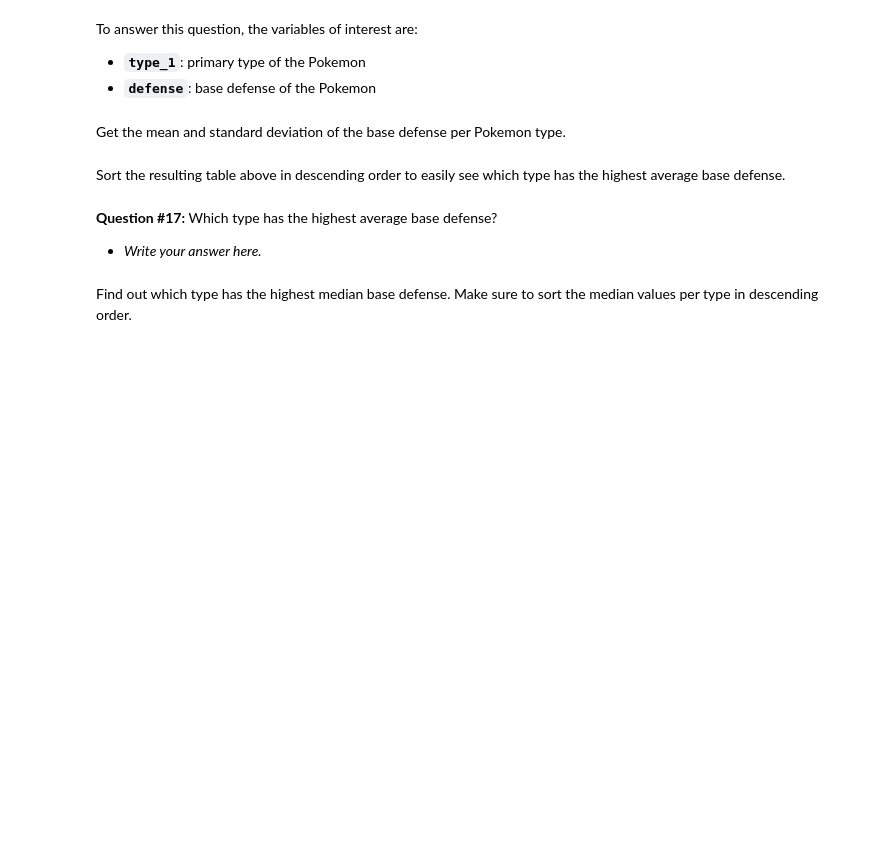
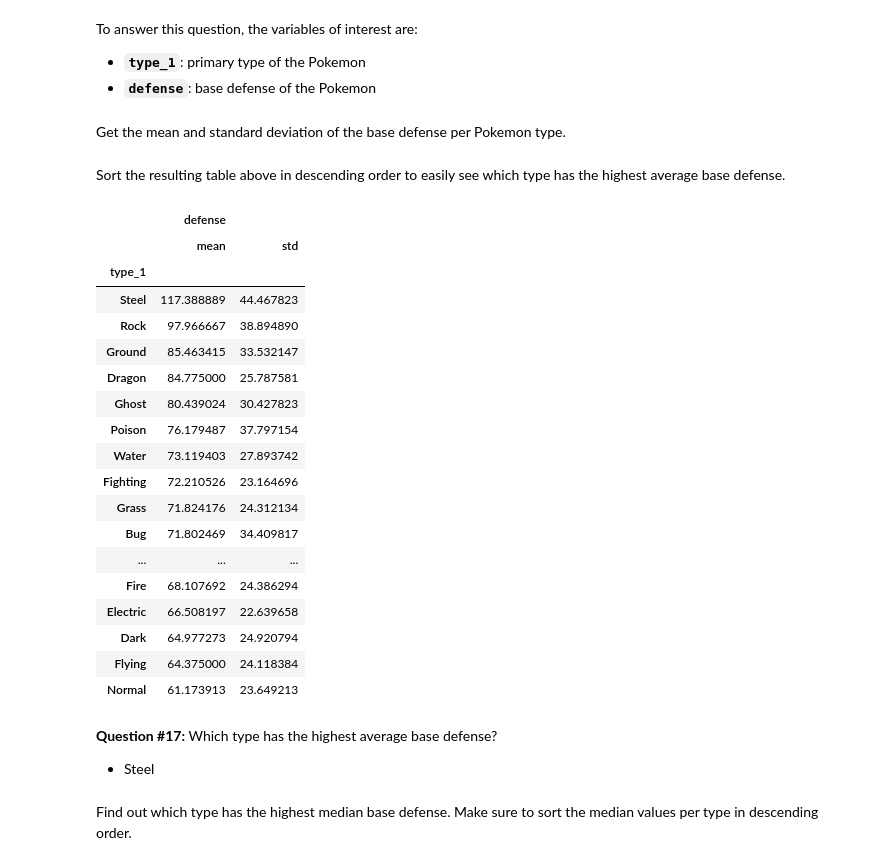
Before and after one commit to Revkxd/CSMODEL-Notebooks, a Jupyter notebook: 4 - Exploring Pokemon Data/4 - Exploring Pokemon Data.ipynb, the cells around one changed output. Cells and saved outputs as stored; diff of their text form; code cells hidden in the pictures; blank space fills up the shorter version.

```diff
--- a/4 - Exploring Pokemon Data/4 - Exploring Pokemon Data.ipynb
+++ b/4 - Exploring Pokemon Data/4 - Exploring Pokemon Data.ipynb
@@ -567,13 +568,35 @@ To answer this question, the variables of interest are:
 Get the mean and standard deviation of the base defense per Pokemon type.
 # %%
 # Write your code here
+mean_std_def = pokemon_df.groupby("type_1").agg({"defense": ["mean","std"]})
 # %% [markdown]
 Sort the resulting table above in descending order to easily see which type has the highest average base defense.
 # %%
 # Write your code here
+mean_std_def.sort_values(("defense", "mean"), ascending=False)
+# %% [output]
+|  | defense |  |
+|  | mean | std |
+| type_1 |  |  |
+| Steel | 117.388889 | 44.467823 |
+| Rock | 97.966667 | 38.894890 |
+| Ground | 85.463415 | 33.532147 |
+| Dragon | 84.775000 | 25.787581 |
+| Ghost | 80.439024 | 30.427823 |
+| Poison | 76.179487 | 37.797154 |
+| Water | 73.119403 | 27.893742 |
+| Fighting | 72.210526 | 23.164696 |
+| Grass | 71.824176 | 24.312134 |
+| Bug | 71.802469 | 34.409817 |
+| ... | ... | ... |
+| Fire | 68.107692 | 24.386294 |
+| Electric | 66.508197 | 22.639658 |
+| Dark | 64.977273 | 24.920794 |
+| Flying | 64.375000 | 24.118384 |
+| Normal | 61.173913 | 23.649213 |
 # %% [markdown]
 **Question #17:** Which type has the highest average base defense?
-- *Write your answer here.*
+- Steel
 # %% [markdown]
 Find out which type has the highest median base defense. Make sure to sort the median values per type in descending order.
 # %%
```
Also changed, not shown: parts of 8 cells of this notebook.
